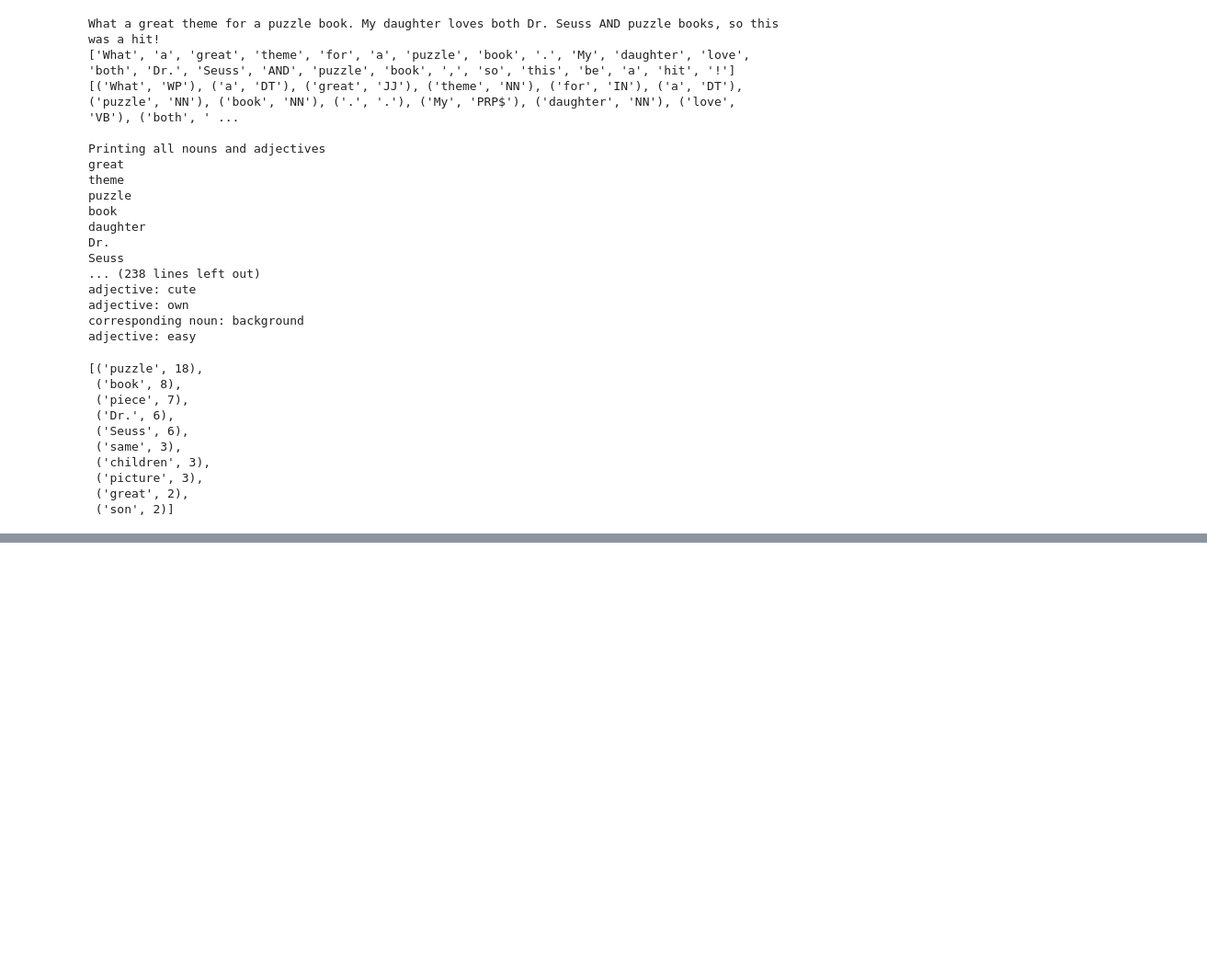
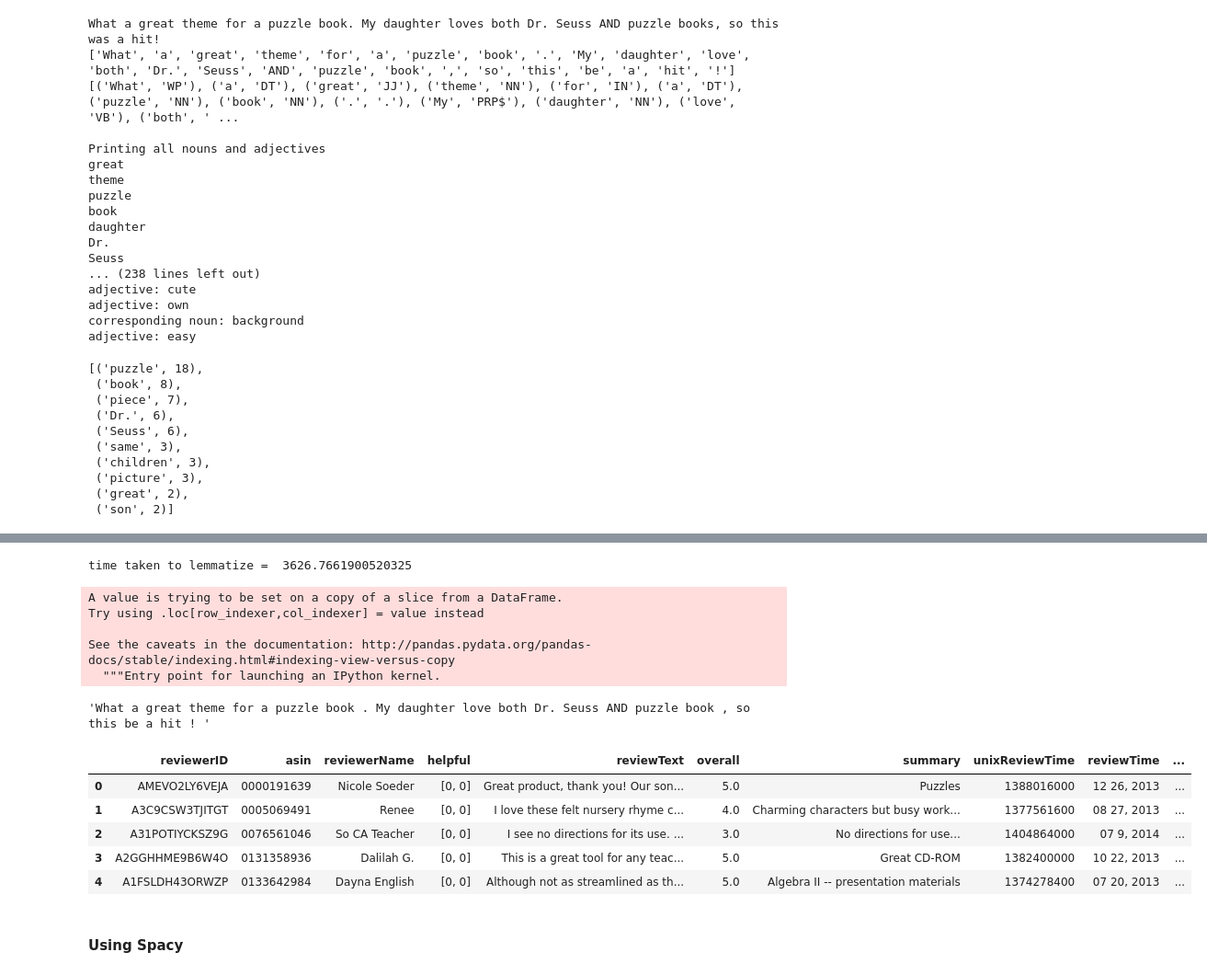
Before and after one commit to ArunimaKay/Capstone_Recommender_System, a Jupyter notebook: W210_toys_pos_frequency.ipynb, the cells around one changed output, grey strips where cells are left out. Shown at 92% size. Drawn from its saved outputs; the diff is of its cells as text; code cells hidden in the pictures; blank space fills up the shorter version.

```diff
--- a/W210_toys_pos_frequency.ipynb
+++ b/W210_toys_pos_frequency.ipynb
@@ -336,0 +622,37 @@ a.most_common(10)
+# %%
+lem = WordNetLemmatizer()
+def lemmatizeReview(review):
+    lemmedReview = ''
+    for word in word_tokenize(review):
+        lemmedReview = lemmedReview + lem.lemmatize(word,"v") + ' '
+#     print('Original review \n', review)
+#     print('Lemmatized review \n',lemmedReview)
+    return(lemmedReview)
+# %%
+start = time.time()
+df['lReview'] = df['reviewText'].apply(lemmatizeReview)
+end = time.time()
+print('time taken to lemmatize = ',end-start)
+# %% [output]
+time taken to lemmatize =  3626.7661900520325
+# %%
+df1prod['lReview'] = df1prod['reviewText'].apply(lemmatizeReview)
+# %% [output]
+A value is trying to be set on a copy of a slice from a DataFrame.
+Try using .loc[row_indexer,col_indexer] = value instead
+
+See the caveats in the documentation: http://pandas.pydata.org/pandas-docs/stable/indexing.html#indexing-view-versus-copy
+  """Entry point for launching an IPython kernel.
+# %%
+df1prod.loc[6,'lReview']
+# %% [output]
+'What a great theme for a puzzle book . My daughter love both Dr. Seuss AND puzzle book , so this be a hit ! '
+# %%
+df.head()
+# %% [output]
+|  | reviewerID | asin | reviewerName | helpful | reviewText | overall | summary | unixReviewTime | reviewTime | ... |
+| 0 | AMEVO2LY6VEJA | 0000191639 | Nicole Soeder | [0, 0] | Great product, thank you! Our son... | 5.0 | Puzzles | 1388016000 | 12 26, 2013 | ... |
+| 1 | A3C9CSW3TJITGT | 0005069491 | Renee | [0, 0] | I love these felt nursery rhyme c... | 4.0 | Charming characters but busy work... | 1377561600 | 08 27, 2013 | ... |
+| 2 | A31POTIYCKSZ9G | 0076561046 | So CA Teacher | [0, 0] | I see no directions for its use. ... | 3.0 | No directions for use... | 1404864000 | 07 9, 2014 | ... |
+| 3 | A2GGHHME9B6W4O | 0131358936 | Dalilah G. | [0, 0] | This is a great tool for any teac... | 5.0 | Great CD-ROM | 1382400000 | 10 22, 2013 | ... |
+| 4 | A1FSLDH43ORWZP | 0133642984 | Dayna English | [0, 0] | Although not as streamlined as th... | 5.0 | Algebra II -- presentation materials | 1374278400 | 07 20, 2013 | ... |
@@ -336,0 +661,2 @@ a.most_common(10)
+# %% [markdown]
+#### Using Spacy
```
Also changed, not shown: parts of 43 cells of this notebook.
